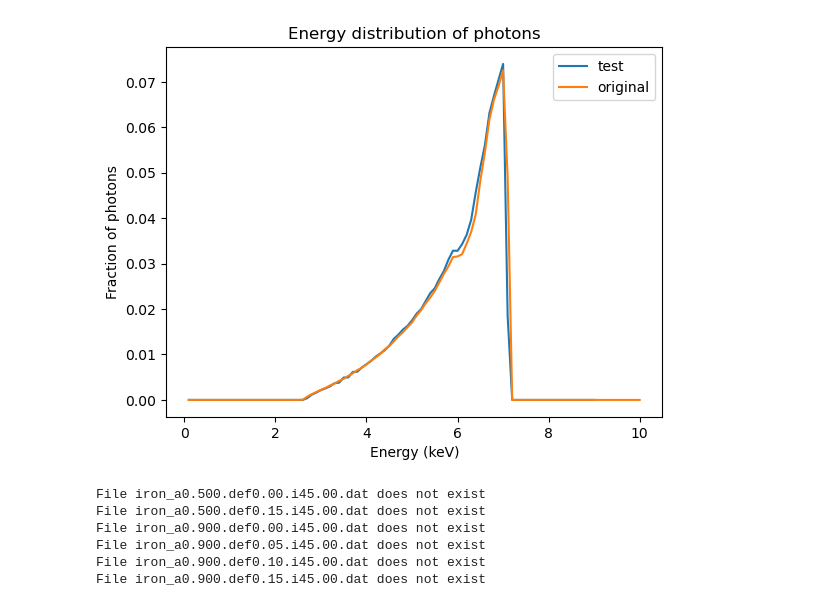
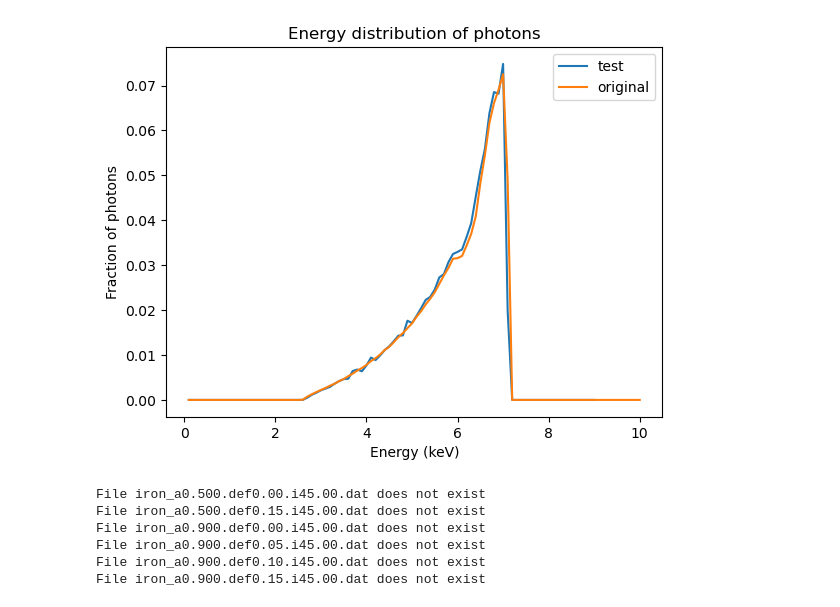
Before and after one commit to Walker-Xin/raytransfer, a Jupyter notebook: ironline/data.ipynb, the cells around one changed output. Drawn from its saved outputs; the diff is of its cells as text; code cells hidden in the pictures.

```diff
--- a/ironline/data.ipynb
+++ b/ironline/data.ipynb
@@ -6,22 +6,22 @@ import seaborn as sns
 # %%
 # set precision
 precision = 4
 
 # read data .dat file
-data_1 = pd.read_csv(r'C:\Users\WalkerXin\Documents\Scripts\raytransfer\ironline\iron_a0.500.def0.05.i45.00.dat', sep=' ', header=None)
+data_1 = pd.read_csv(r'C:\Users\WalkerXin\Documents\Scripts\raytransfer\ironline\iron_a0.500.def0.00.i45.00.dat', sep=' ', header=None)
 
 data_ori = pd.read_csv(r'C:\Users\WalkerXin\Downloads\compare\e-{}.dat'.format(precision), sep=' ', header=None)
 
 #plot second column against first column
 plt.plot(data_1.iloc[:,0], data_1.iloc[:,1], label="test")
 plt.plot(data_ori.iloc[:,0], data_ori.iloc[:,1], label="original")
 plt.xlabel("Energy (keV)")
 plt.ylabel("Fraction of photons")
 plt.title("Energy distribution of photons")
 plt.legend()
 plt.show()
 # %% [output]
-[figure, old version]
+[figure, new version]
 # %%
 filename_format = "iron_a{:.3f}.def{:.2f}.i{:.2f}.dat"
 
```
Also changed, not shown: 5 other files.
